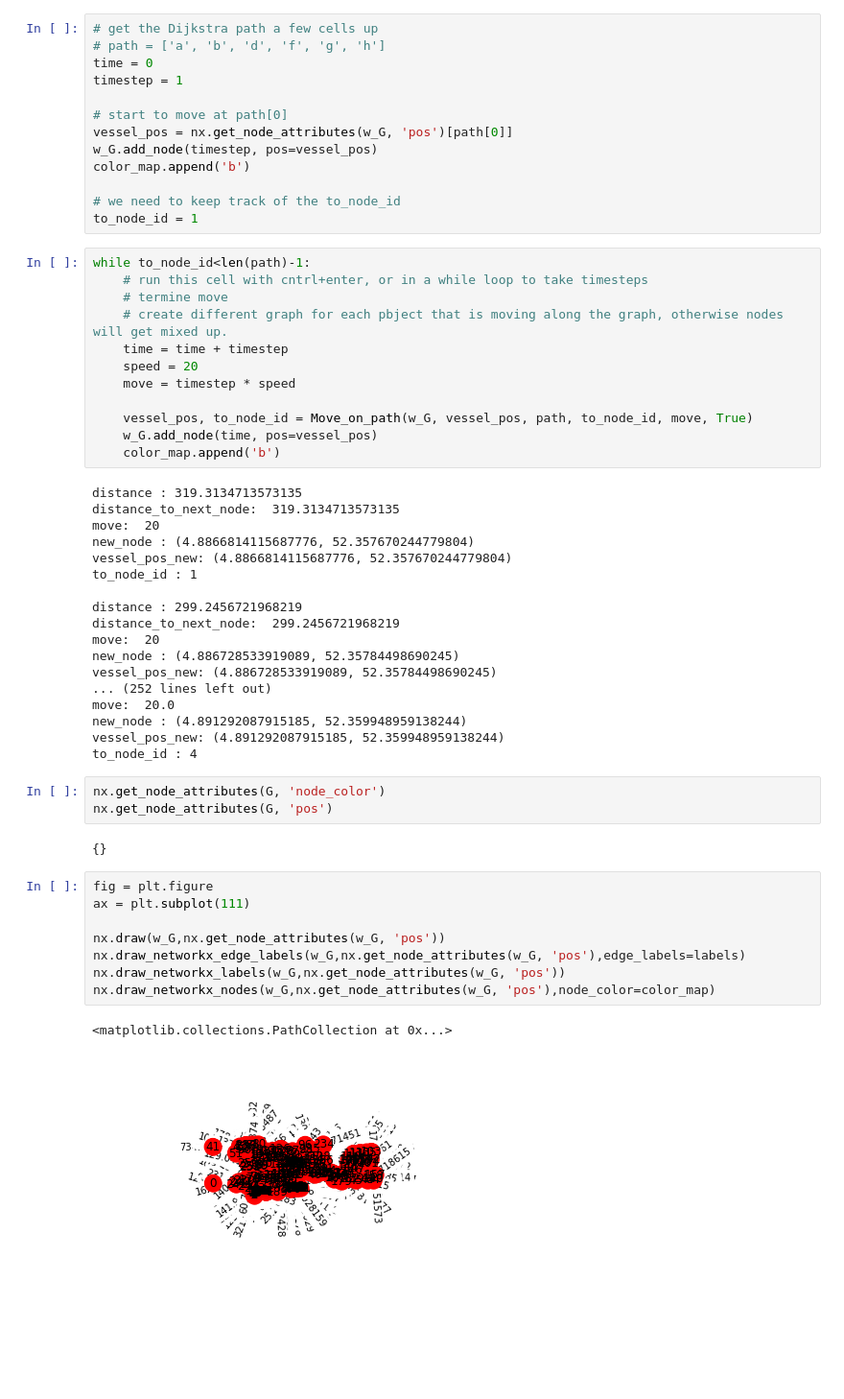
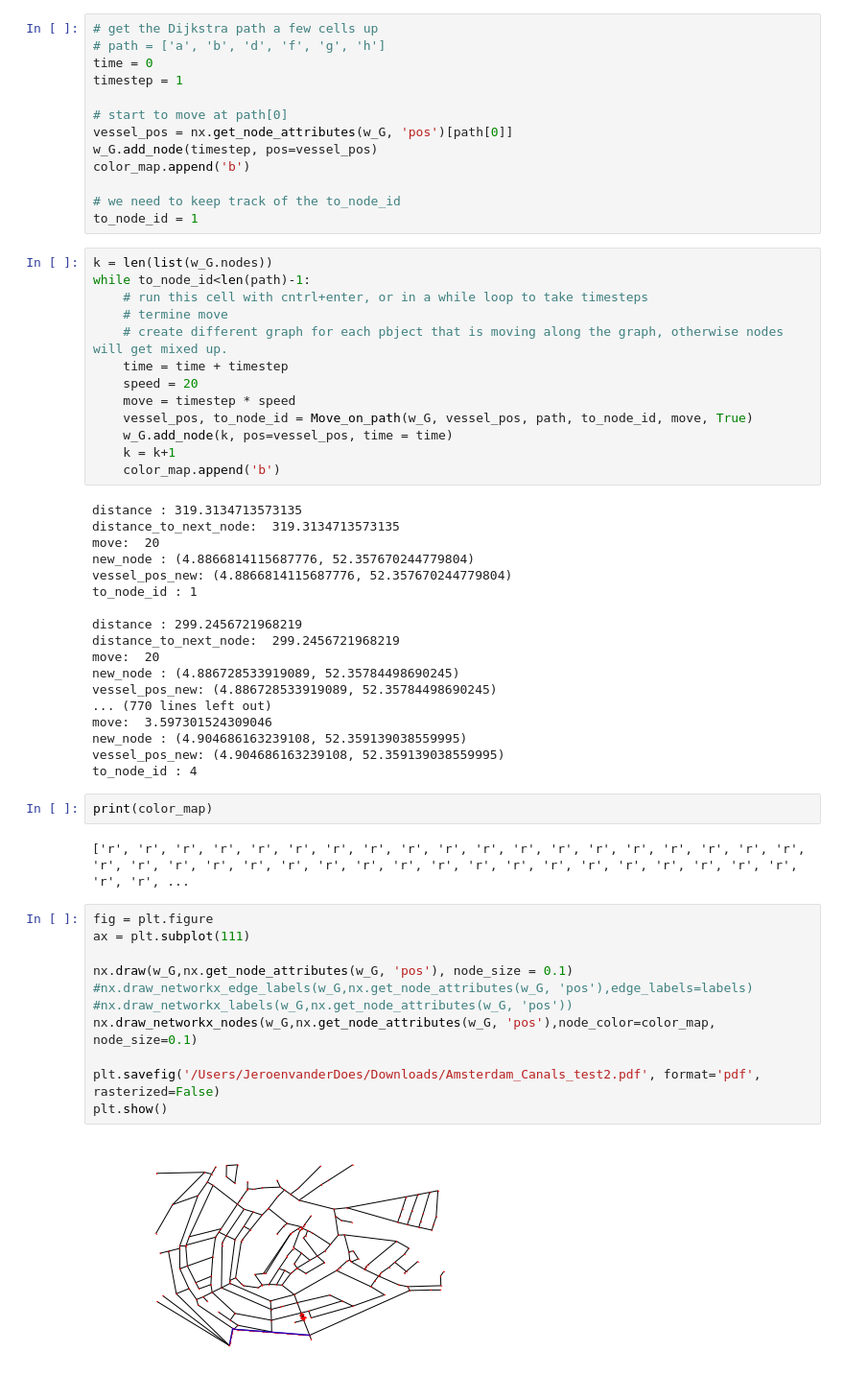
Before and after one commit to TUDelft-CITG/OpenTNSim, a Jupyter notebook: notebooks/Amsterdam_Network_Simple_UTM.ipynb, the cells around one changed output. Shown at 96% size. Saved outputs shown, nothing was run; the diff lists cells and outputs as text; blank space fills up the shorter version.

```diff
--- a/notebooks/Amsterdam_Network_Simple_UTM.ipynb
+++ b/notebooks/Amsterdam_Network_Simple_UTM.ipynb
@@ -206,6 +208,7 @@ color_map.append('b')
 # we need to keep track of the to_node_id
 to_node_id = 1
 # %%
+k = len(list(w_G.nodes))
 while to_node_id<len(path)-1:
     # run this cell with cntrl+enter, or in a while loop to take timesteps
     # termine move
@@ -213,9 +216,9 @@ while to_node_id<len(path)-1:
     time = time + timestep
     speed = 20
     move = timestep * speed
-
     vessel_pos, to_node_id = Move_on_path(w_G, vessel_pos, path, to_node_id, move, True)
-    w_G.add_node(time, pos=vessel_pos)
+    w_G.add_node(k, pos=vessel_pos, time = time)
+    k = k+1
     color_map.append('b')
 # %% [output]
 distance : 319.3134713573135
@@ -230,24 +233,25 @@ distance_to_next_node:  299.2456721968219
 move:  20
 new_node : (4.886728533919089, 52.35784498690245)
 vessel_pos_new: (4.886728533919089, 52.35784498690245)
-... (252 lines left out)
-move:  20.0
-new_node : (4.891292087915185, 52.359948959138244)
-vessel_pos_new: (4.891292087915185, 52.359948959138244)
+... (770 lines left out)
+move:  3.597301524309046
+new_node : (4.904686163239108, 52.359139038559995)
+vessel_pos_new: (4.904686163239108, 52.359139038559995)
 to_node_id : 4
-# %%
-nx.get_node_attributes(G, 'node_color')
-nx.get_node_attributes(G, 'pos')
-# %% [output]
-{}
+# %%
+print(color_map)
+# %% [output]
+['r', 'r', 'r', 'r', 'r', 'r', 'r', 'r', 'r', 'r', 'r', 'r', 'r', 'r', 'r', 'r', 'r', 'r', 'r', 'r', 'r', 'r', 'r', 'r', 'r', 'r', 'r', 'r', 'r', 'r', 'r', 'r', 'r', 'r', 'r', 'r', 'r', 'r', 'r', 'r', ...
 # %%
 fig = plt.figure
 ax = plt.subplot(111)
 
-nx.draw(w_G,nx.get_node_attributes(w_G, 'pos'))
-nx.draw_networkx_edge_labels(w_G,nx.get_node_attributes(w_G, 'pos'),edge_labels=labels)
-nx.draw_networkx_labels(w_G,nx.get_node_attributes(w_G, 'pos'))
-nx.draw_networkx_nodes(w_G,nx.get_node_attributes(w_G, 'pos'),node_color=color_map)
+nx.draw(w_G,nx.get_node_attributes(w_G, 'pos'), node_size = 0.1)
+#nx.draw_networkx_edge_labels(w_G,nx.get_node_attributes(w_G, 'pos'),edge_labels=labels)
+#nx.draw_networkx_labels(w_G,nx.get_node_attributes(w_G, 'pos'))
+nx.draw_networkx_nodes(w_G,nx.get_node_attributes(w_G, 'pos'),node_color=color_map, node_size=0.1)
+
+plt.savefig('/Users/JeroenvanderDoes/Downloads/Amsterdam_Canals_test2.pdf', format='pdf', rasterized=False)
+plt.show()
 # %% [output]
-<matplotlib.collections.PathCollection at 0x...>
-[figure, old version]
+[figure, new version]
```
Also changed, not shown: parts of 5 cells of this notebook, 1 other file.
